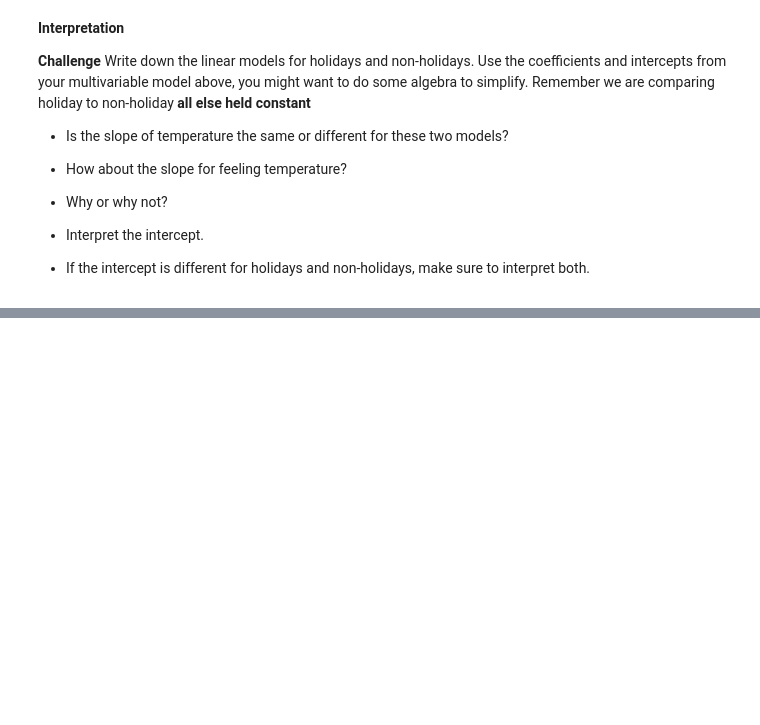
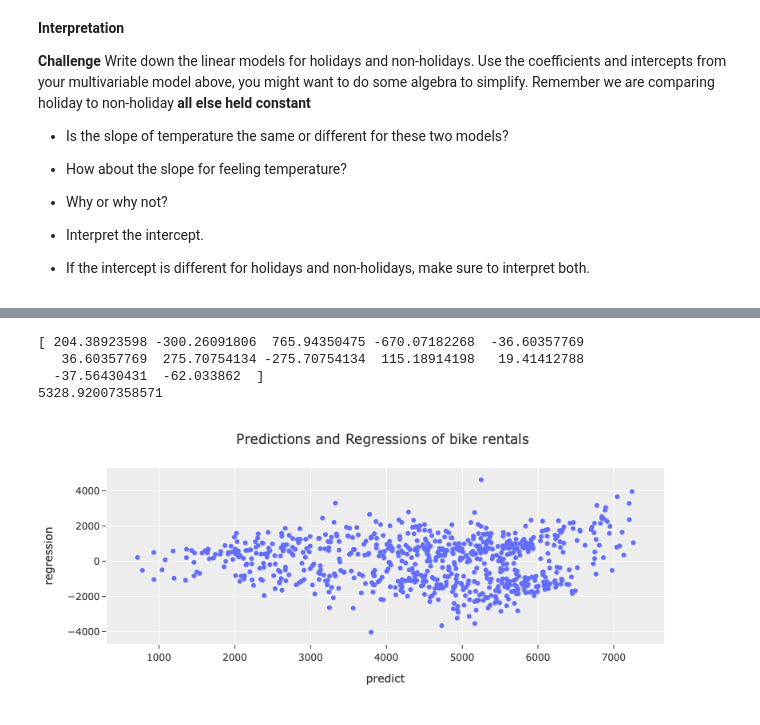
Before and after one commit to kayce-j/Data101study, a Jupyter notebook: Day17/Day17-HW.ipynb, the cells around one changed output, grey strips where cells are left out. Drawn from its saved outputs; the diff is of its cells as text; code cells hidden in the pictures; blank space fills up the shorter version.

```diff
--- a/Day17/Day17-HW.ipynb
+++ b/Day17/Day17-HW.ipynb
@@ -292,3 +302,3 @@ LM.score(x,y)
 # %%
 # Multivariable model with dummies - cnt from workingday, temperature (raw and feeling), holiday, and an interaction term
-DF = pd.get_dummies(DF, columns = ['workingday','raw_temp', 'raw_atemp', 'holiday'], dtype=float)
+DF = pd.get_dummies(DF, columns = ['workingday', 'holiday'], dtype=float)
@@ -298,0 +305,16 @@ $$y = b0 + b1*(raw temp) + b2*(feeling temp) + b3*(holiday no) - b4(holiday yes)
+# %%
+DF['temp_work'] = DF['raw_temp']*DF['holiday_no']
+
+X = DF[['workingday_yes','workingday_no','holiday_yes','holiday_no','raw_temp','raw_atemp','temp_work']].values.reshape(-1,7)
+y = DF['cnt'].values
+
+LM = LinearRegression()
+LM.fit(X,y)
+
+DF['predict'] = LM.predict(X)
+DF['regression'] = DF['predict']-DF['cnt']
+
+np.set_printoptions(suppress=True)
+print(LM.coef_)
+
+LM.score(X,y)
@@ -319,3 +355,5 @@ NOTE - you will not be able to plot the prediction, because you have too many di
 
 - Interpret the intercept.
 - If the intercept is different for holidays and non-holidays, make sure to interpret both.
+# %%
+DF = pd.get_dummies(DF, columns = ['season'], dtype=float)
@@ -321,0 +370,31 @@ NOTE - you will not be able to plot the prediction, because you have too many di
+# %%
+x = DF[['season_spring', 'season_summer', 'season_fall', 'season_winter','workingday_no', 'workingday_yes', 'holiday_no', 'holiday_yes','raw_temp',
+       'raw_atemp', 'raw_hum', 'raw_windspeed']].values.reshape(-1,12)
+
+y = DF['cnt'].values
+
+LM=LinearRegression()
+LM.fit(x,y)
+
+print(LM.coef_)
+print(LM.intercept_)
+# %% [output]
+[ 204.38923598 -300.26091806  765.94350475 -670.07182268  -36.60357769
+   36.60357769  275.70754134 -275.70754134  115.18914198   19.41412788
+  -37.56430431  -62.033862  ]
+5328.92007358571
+# %%
+DF['predict'] = LM.predict(x)
+DF['regression'] = DF['predict']-DF['cnt']
+
+
+fig = px.scatter(DF,x='predict', y='regression')
+
+
+fig.update_layout(template="ggplot2",
+                  title='Predictions and Regressions of bike rentals',
+                  title_x=0.5)
+
+fig.show()
+# %% [output]
+[figure, added]
```
Also changed, not shown: parts of 13 cells of this notebook, 7 other files.
